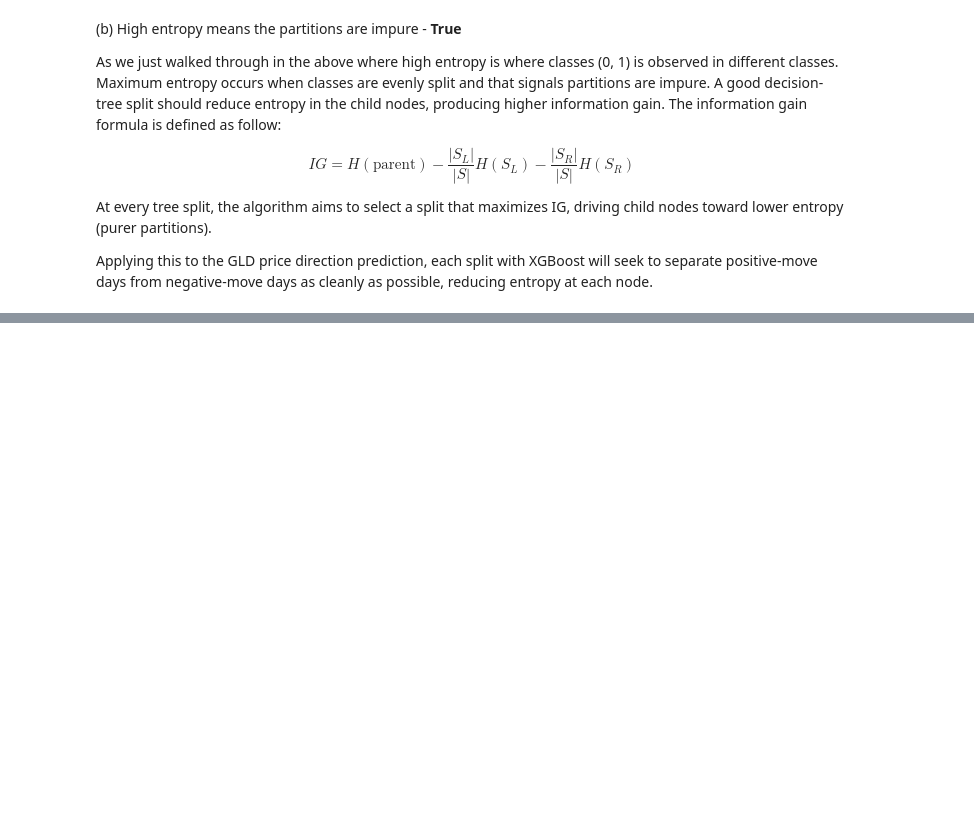
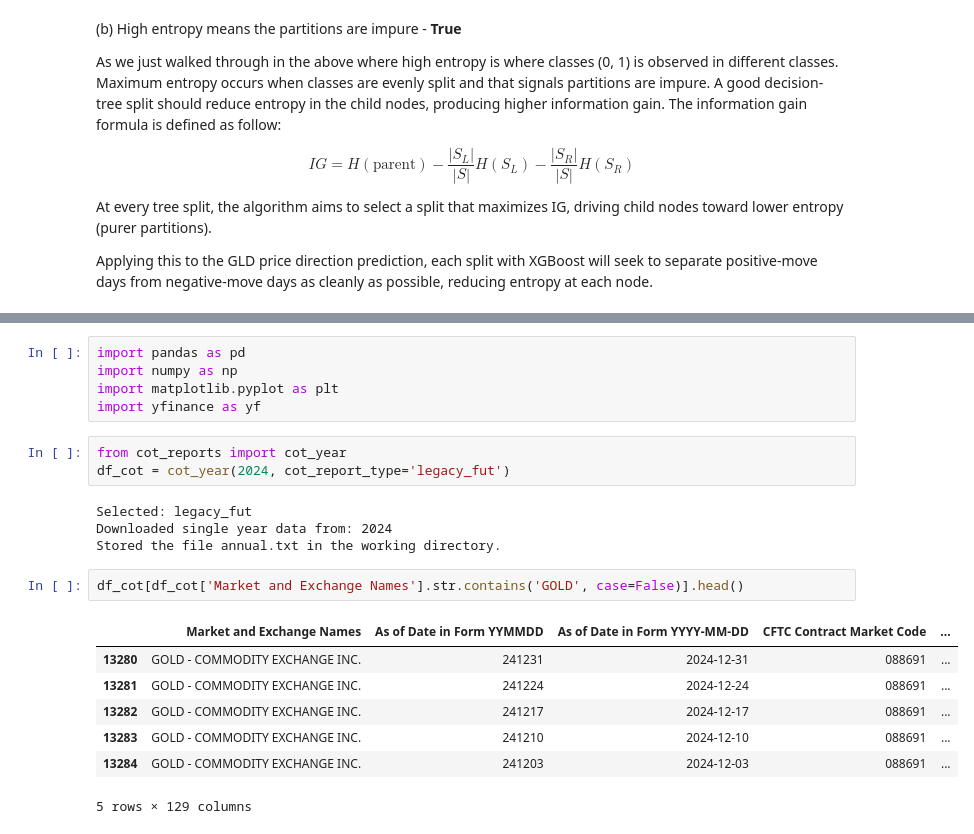
Before and after one commit to jade-lam/CQF, a Jupyter notebook: CQF_Exam_3.ipynb, the cells around one changed output, grey strips where cells are left out. Cells and saved outputs as stored; diff of their text form; blank space fills up the shorter version.

```diff
--- a/CQF_Exam_3.ipynb
+++ b/CQF_Exam_3.ipynb
@@ -98,0 +139,22 @@ Applying this to the GLD price direction prediction, each split with XGBoost wil
+# %%
+import pandas as pd
+import numpy as np
+import matplotlib.pyplot as plt
+import yfinance as yf
+# %%
+from cot_reports import cot_year
+df_cot = cot_year(2024, cot_report_type='legacy_fut')
+# %% [output]
+Selected: legacy_fut
+Downloaded single year data from: 2024
+Stored the file annual.txt in the working directory.
+# %%
+df_cot[df_cot['Market and Exchange Names'].str.contains('GOLD', case=False)].head()
+# %% [output]
+|  | Market and Exchange Names | As of Date in Form YYMMDD | As of Date in Form YYYY-MM-DD | CFTC Contract Market Code | ... |
+| 13280 | GOLD - COMMODITY EXCHANGE INC. | 241231 | 2024-12-31 | 088691 | ... |
+| 13281 | GOLD - COMMODITY EXCHANGE INC. | 241224 | 2024-12-24 | 088691 | ... |
+| 13282 | GOLD - COMMODITY EXCHANGE INC. | 241217 | 2024-12-17 | 088691 | ... |
+| 13283 | GOLD - COMMODITY EXCHANGE INC. | 241210 | 2024-12-10 | 088691 | ... |
+| 13284 | GOLD - COMMODITY EXCHANGE INC. | 241203 | 2024-12-03 | 088691 | ... |
+5 rows × 129 columns
```
Also changed, not shown: parts of 10 cells of this notebook.
